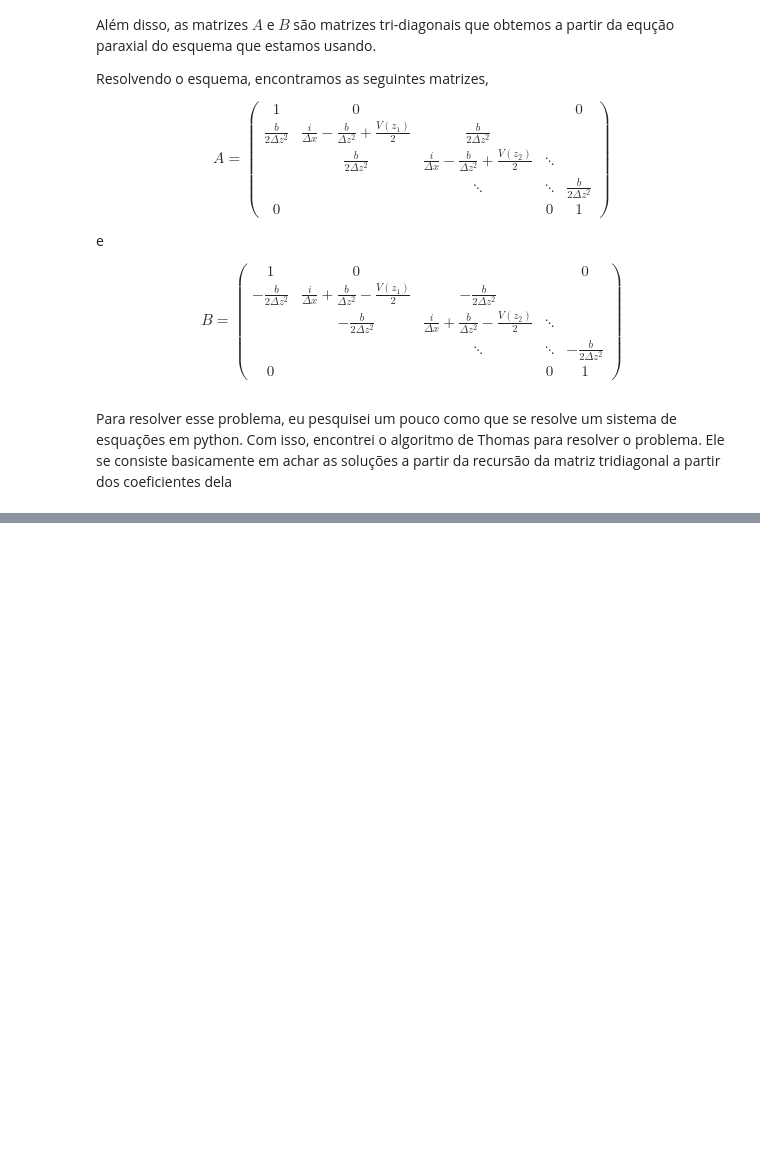
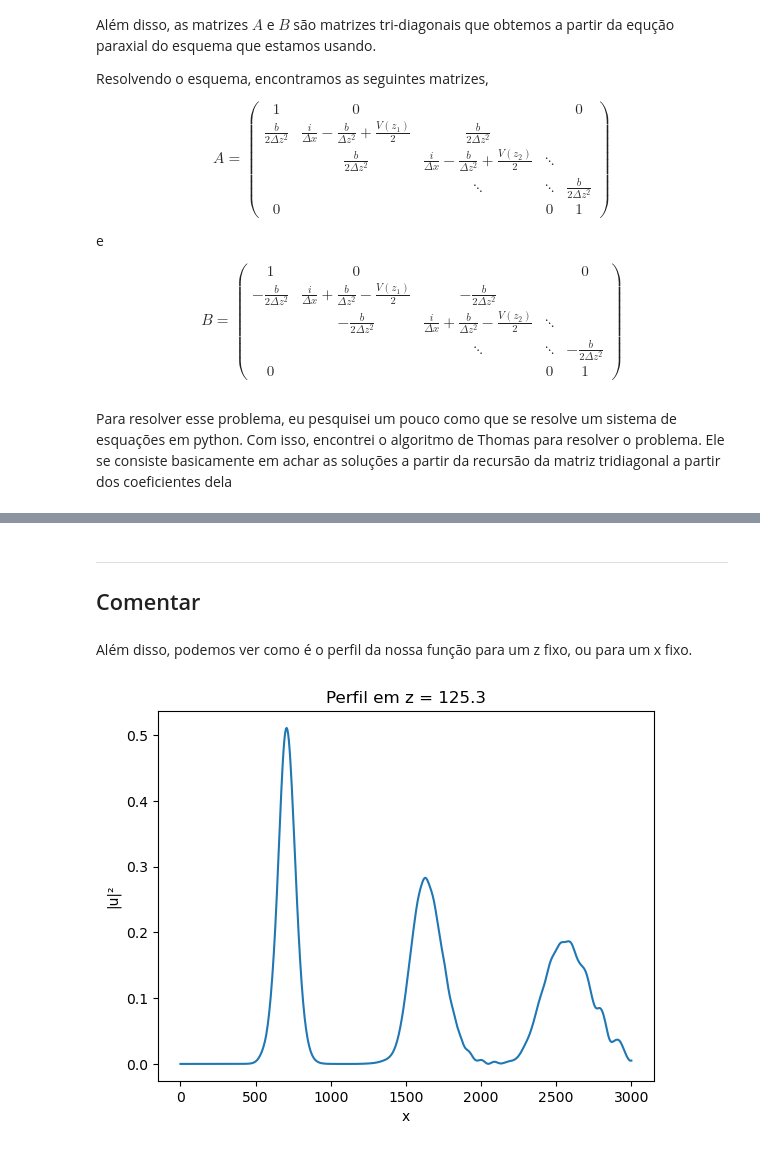
Before and after one commit to davivad013/Numerical-Simulation-PP, a Jupyter notebook: pp/2_2_cranknic.ipynb, the cells around one changed output, grey strips where cells are left out. Drawn from its saved outputs; the diff is of its cells as text; code cells hidden in the pictures; blank space fills up the shorter version.

Commit message:
questão 2.2.4 feita, só falta comentar

```diff
--- a/pp/2_2_cranknic.ipynb
+++ b/pp/2_2_cranknic.ipynb
@@ -184,0 +196,16 @@ for n in range(nx - 1):
+# %% [markdown]
+-----
+Comentar
+-----
+# %% [markdown]
+Além disso, podemos ver como é o perfil da nossa função para um z fixo, ou para um x fixo.
+# %%
+n = 125  # índice do passo em z que queremos fixar
+
+plt.plot(sx, np.abs(u[:, n])**2)
+plt.xlabel('x')
+plt.ylabel('|u|²')
+plt.title(f'Perfil em z = {sz[n]:.1f}')
+plt.show()
+# %% [output]
+[figure, added]
```
Also changed, not shown: parts of 5 cells of this notebook, 1 other file.
